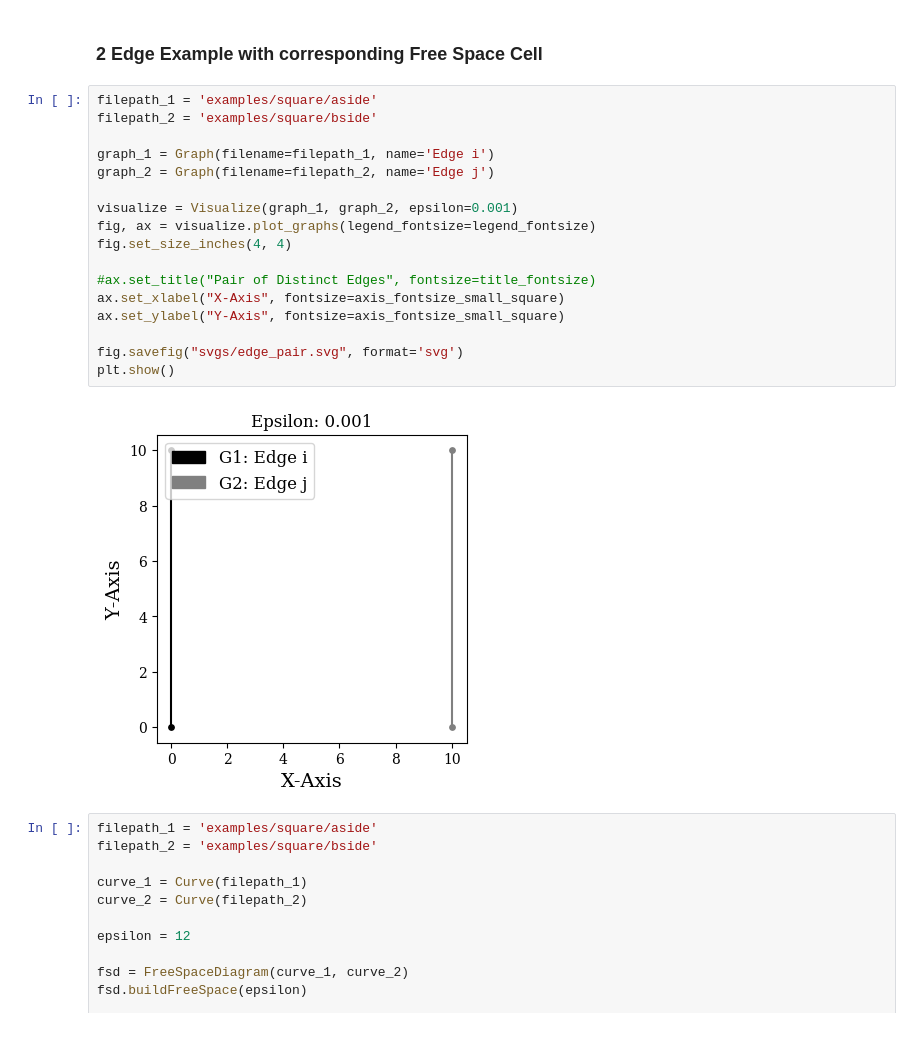
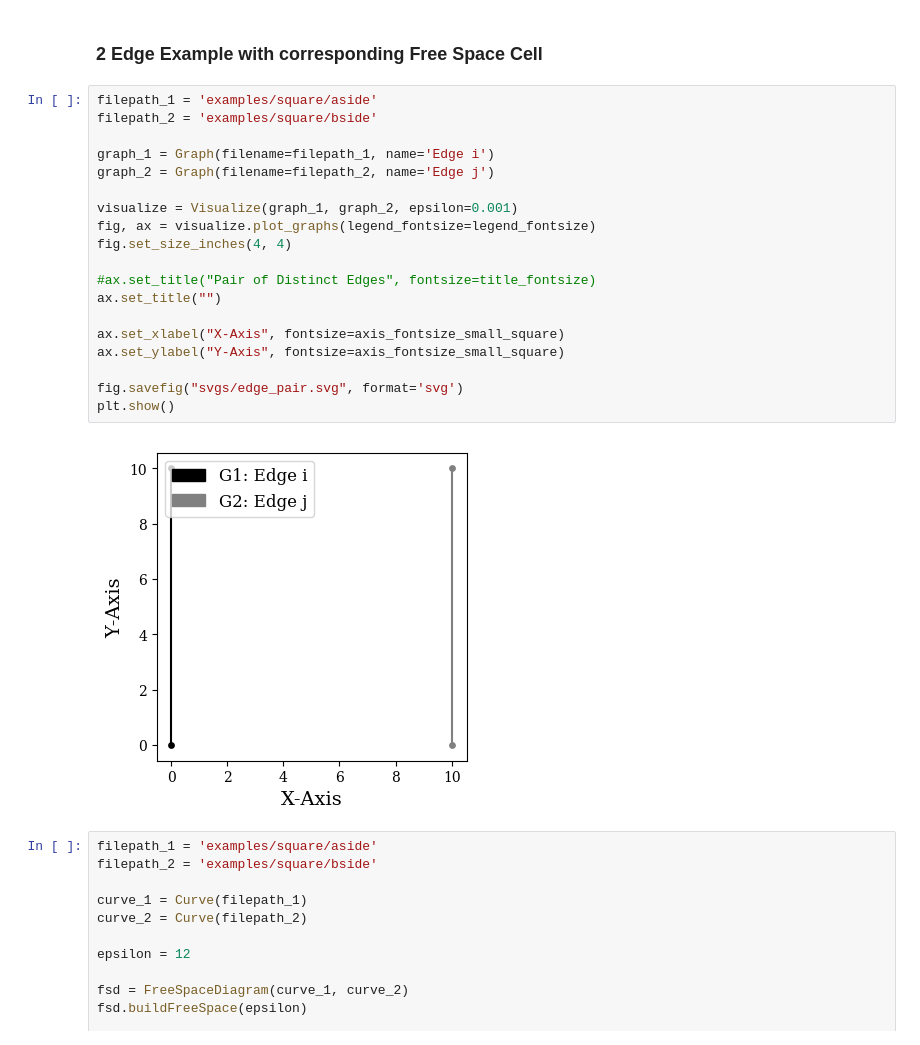
Before and after one commit to compgeomTU/will_rodman_thesis, a Jupyter notebook: images/image_generator.ipynb, the cells around one changed output. Cells and saved outputs as stored; diff of their text form.

```diff
--- a/images/image_generator.ipynb
+++ b/images/image_generator.ipynb
@@ -98,22 +102,24 @@ plt.show()
 # %%
 filepath_1 = 'examples/square/aside'
 filepath_2 = 'examples/square/bside'
 
 graph_1 = Graph(filename=filepath_1, name='Edge i')
 graph_2 = Graph(filename=filepath_2, name='Edge j')
 
 visualize = Visualize(graph_1, graph_2, epsilon=0.001)
 fig, ax = visualize.plot_graphs(legend_fontsize=legend_fontsize)
 fig.set_size_inches(4, 4)
 
 #ax.set_title("Pair of Distinct Edges", fontsize=title_fontsize)
+ax.set_title("")
+
 ax.set_xlabel("X-Axis", fontsize=axis_fontsize_small_square)
 ax.set_ylabel("Y-Axis", fontsize=axis_fontsize_small_square)
 
 fig.savefig("svgs/edge_pair.svg", format='svg')
 plt.show()
 # %% [output]
-[figure, old version]
+[figure, new version]
 # %%
 filepath_1 = 'examples/square/aside'
 filepath_2 = 'examples/square/bside'
```
Also changed, not shown: parts of 6 cells of this notebook, 32 other files.
